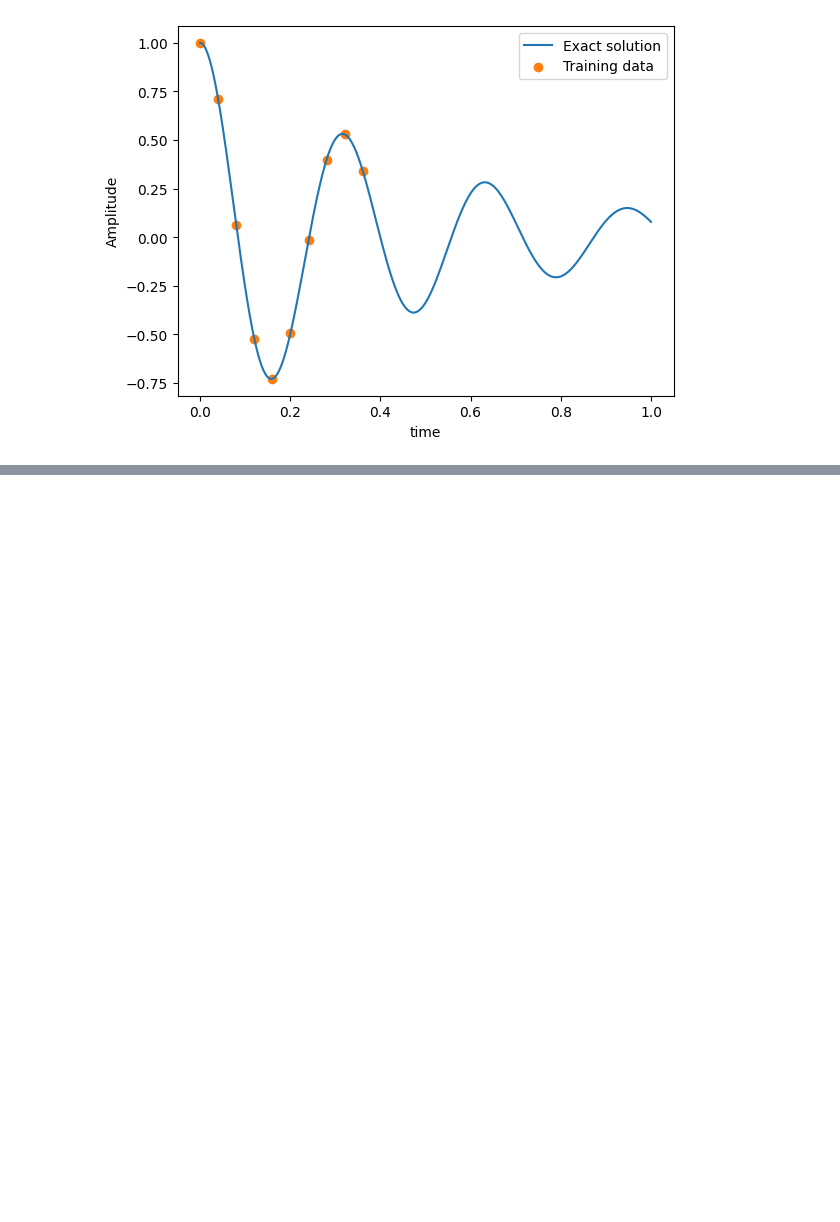
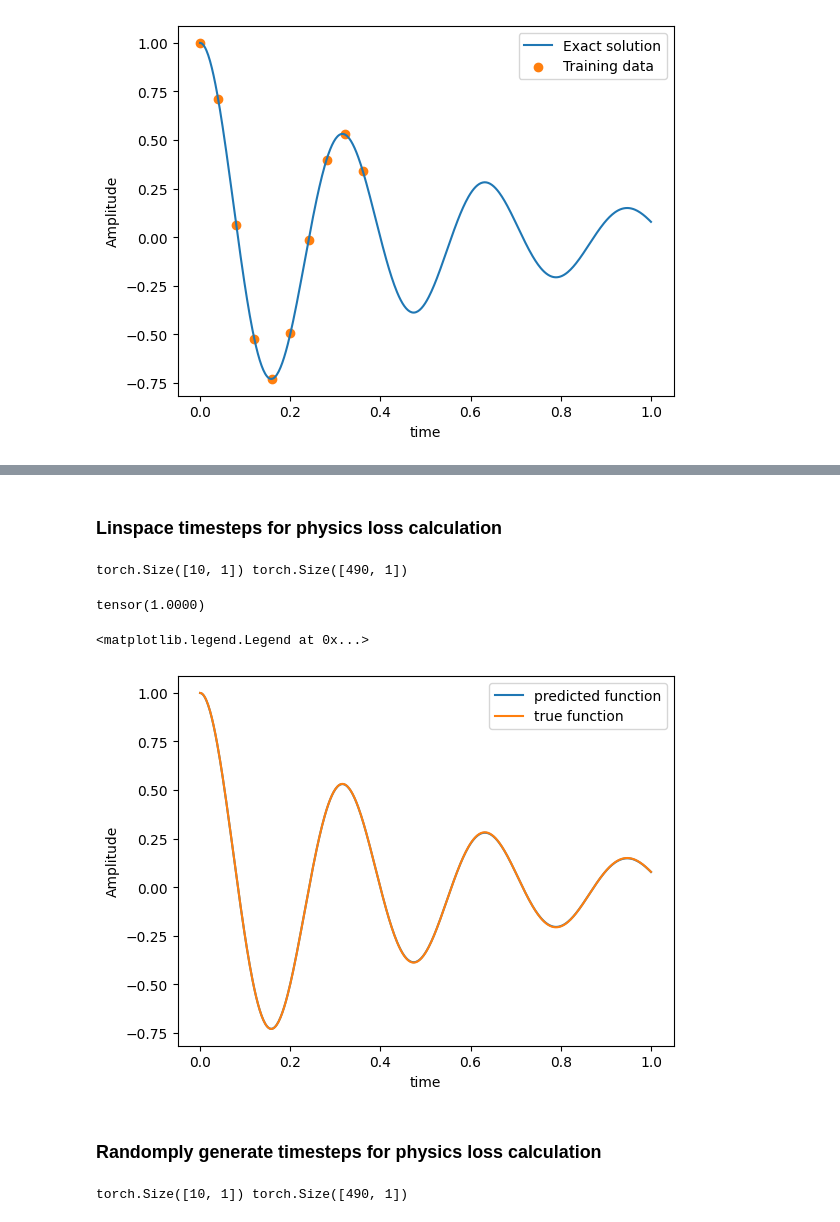
Before and after one commit to CS-433/ml-project-2-lady_bug, a Jupyter notebook: example_PINN.ipynb, the cells around one changed output, grey strips where cells are left out. Cells and saved outputs as stored; diff of their text form; code cells hidden in the pictures; blank space fills up the shorter version.

```diff
--- a/example_PINN.ipynb
+++ b/example_PINN.ipynb
@@ -68,6 +102,8 @@ def physics_loss_fn(x, y, loss_coef=1.):
     ode = dx2 + mu*dx + k*y
 
     return loss_coef * torch.mean(ode ** 2)
+# %% [markdown]
+### Linspace timesteps for physics loss calculation
 # %%
 model = FCN([1, 32, 32, 1], torch.nn.Tanh)
 optimizer = torch.optim.Adam(model.parameters(), lr=1e-3)
@@ -75,7 +111,7 @@ scheduler = torch.optim.lr_scheduler.ReduceLROnPlateau(optimizer, factor=0.9, pa
 
 run = Run('linspace_physics_data')
 
-run.data_handler = DataHandler(x, y, 200, 20)
+run.data_handler = DataHandler(x, y, data_end=200, data_step=20)
 run.model = model
 run.optimizer = optimizer
 run.scheduler = scheduler
@@ -83,14 +119,31 @@ run.data_loss = torch.nn.MSELoss()
 run.physics_loss = lambda x, y: physics_loss_fn(x, y, loss_coef=0.0001)
 
 run.train(20000)
+# %% [output]
+torch.Size([10, 1]) torch.Size([490, 1])
+# %%
+run.score()
+# %% [output]
+tensor(1.0000)
+# %%
+plt.plot(x, model(x).detach().numpy(), label="predicted function")
+plt.plot(x, y, label="true function")
+plt.xlabel("time")
+plt.ylabel("Amplitude")
+plt.legend()
+# %% [output]
+<matplotlib.legend.Legend at 0x...>
+[figure, added]
+# %% [markdown]
+### Randomply generate timesteps for physics loss calculation
 # %%
-model = FCN([1, 8, 8, 1], torch.nn.Tanh)
+model = FCN([1, 32, 32, 1], torch.nn.Tanh)
 optimizer = torch.optim.Adam(model.parameters(), lr=1e-3)
 scheduler = torch.optim.lr_scheduler.ReduceLROnPlateau(optimizer, factor=0.9, patience=200,)
 
 run = Run('random_sample_physics_data')
 
-run.data_handler = RandomSamplingDataHandler(x, y, 200, 20)
+run.data_handler = RandomSamplingDataHandler(x, y, data_end=200, data_step=20)
 run.model = model
 run.optimizer = optimizer
 run.scheduler = scheduler
@@ -98,3 +151,5 @@ run.data_loss = torch.nn.MSELoss()
 run.physics_loss = lambda x, y: physics_loss_fn(x, y, loss_coef=0.0001)
 
 run.train(20000)
+# %% [output]
+torch.Size([10, 1]) torch.Size([490, 1])
```
Also changed, not shown: parts of 7 cells of this notebook, 11 other files.
